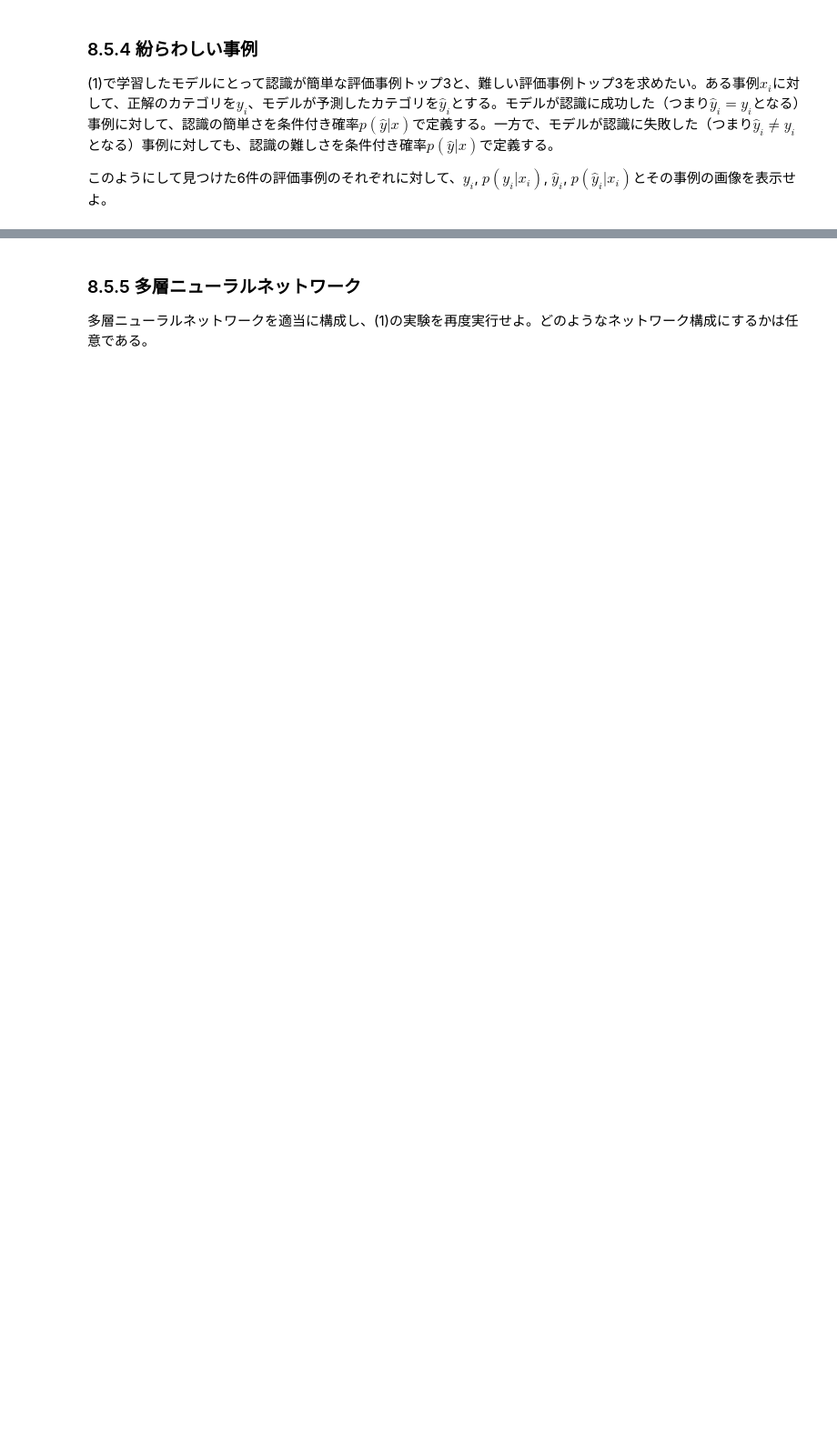
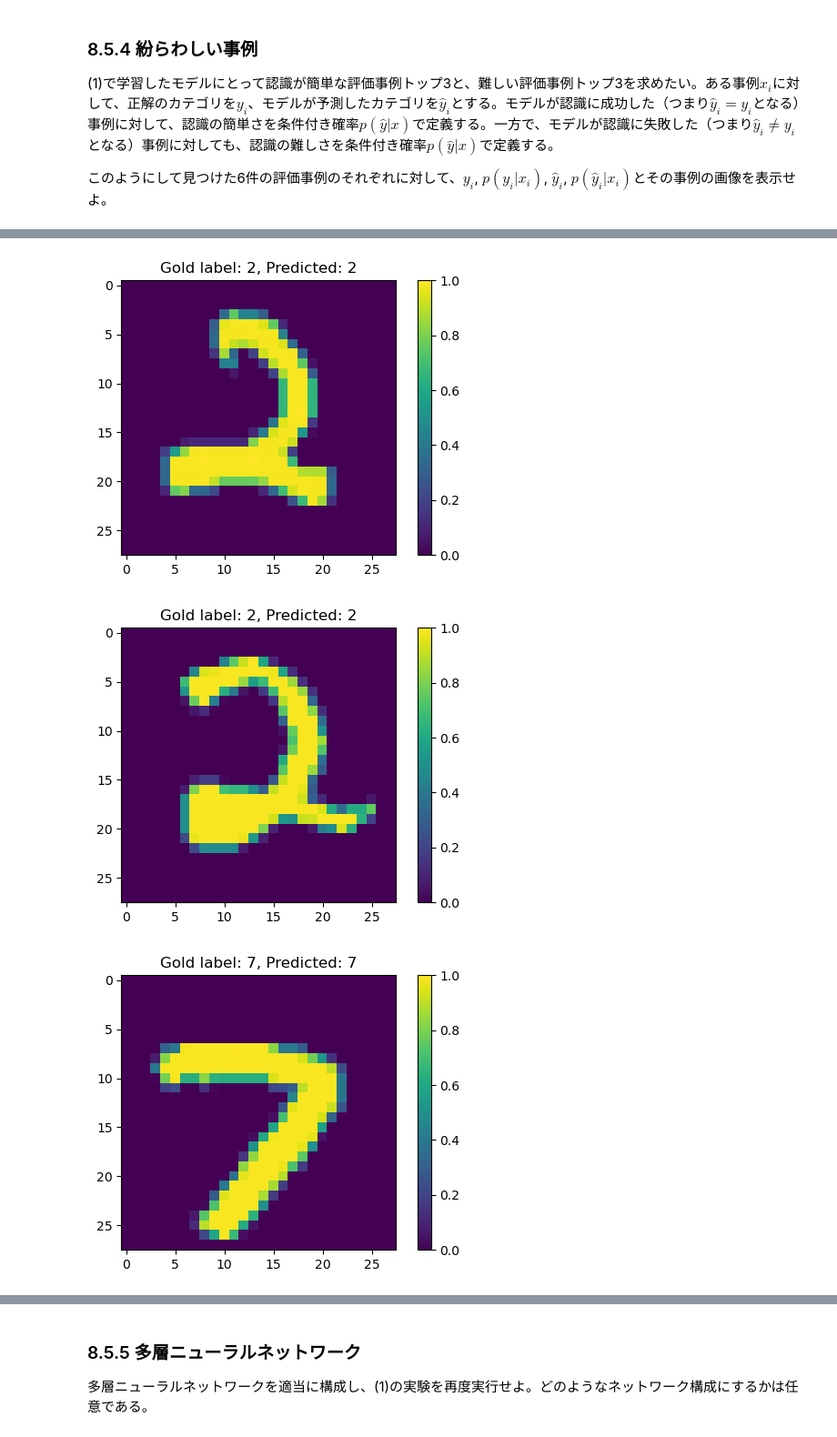
Before and after one commit to icoxfog417/mlnote-note, a Jupyter notebook: notebooks/chapter8_answer.ipynb, the cells around one changed output, grey strips where cells are left out. Shown at 91% size. Saved outputs shown, nothing was run; the diff lists cells and outputs as text; code cells hidden in the pictures; blank space fills up the shorter version.

```diff
--- a/notebooks/chapter8_answer.ipynb
+++ b/notebooks/chapter8_answer.ipynb
@@ -101,0 +156,6 @@ Test data (Y): (10000,) uint8
+# %%
+X_test = data["test_x"].reshape((data["test_x"].shape[0], -1))
+Y_test = np.zeros((data["test_y"].shape[0], num_category))
+Y_test[np.arange(len(data["test_y"])), data["test_y"]] = 1.0
+print(X_test.shape)
+print(Y_test.shape)
@@ -108,3 +215,14 @@ Test data (Y): (10000,) uint8
 
 + 各カテゴリ（数字）に対する適合率、再現率、F1スコア
 + 各カテゴリの適合率、再現率、F1スコアのマクロ平均を取ったもの
+# %%
+from sklearn.metrics import classification_report
+
+
+y_hat = None
+with torch.inference_mode():
+    y_proba = model(torch.from_numpy(X_test).type(dtype)).numpy()
+    y_hat = np.argmax(y_proba, axis=1)
+    y_max_proba = np.amax(y_proba, axis=1)
+
+print(classification_report(data["test_y"], y_hat))
@@ -118,3 +255,23 @@ Test data (Y): (10000,) uint8
 (1)で学習したモデルにとって認識が簡単な評価事例トップ3と、難しい評価事例トップ3を求めたい。ある事例$x_i$に対して、正解のカテゴリを$y_i$、モデルが予測したカテゴリを$\hat{y}_i$とする。モデルが認識に成功した（つまり$\hat{y}_i = y_i$となる）事例に対して、認識の簡単さを条件付き確率$p(\hat{y} | x)$で定義する。一方で、モデルが認識に失敗した（つまり$\hat{y}_i \neq y_i$となる）事例に対しても、認識の難しさを条件付き確率$p(\hat{y} | x)$で定義する。
 
 このようにして見つけた6件の評価事例のそれぞれに対して、$y_i$, $p(y_i | x_i)$, $\hat{y}_i$, $p(\hat{y}_i | x_i)$とその事例の画像を表示せよ。
+# %%
+import matplotlib.pyplot as plt
+
+
+def mnist_plot(x, y, y_hat):
+    fig = plt.figure(dpi=100)
+    ax = fig.add_subplot(1,1,1)
+    ax.set_title(f"Gold label: {y}, Predicted: {y_hat}")
+    im = ax.imshow(x)
+    fig.colorbar(im)
+    plt.show()
+# %%
+predictions_df = pd.DataFrame({
+    "y": data["test_y"],
+    "y_hat": y_hat,
+    "y_proba": y_max_proba
+})
+
+correct_df = predictions_df[(predictions_df["y"] == predictions_df["y_hat"])]
+correct_df.nlargest(3, "y_proba")
@@ -120,0 +283,7 @@ Test data (Y): (10000,) uint8
+# %%
+for i in correct_df.nlargest(3, "y_proba").index:
+    mnist_plot(data["test_x"][i].reshape((28, 28)), predictions_df["y"][i], predictions_df["y_hat"][i])
+# %% [output]
+[figure, added]
+[figure, added]
+[figure, added]
```
Also changed, not shown: parts of 18 cells of this notebook.
